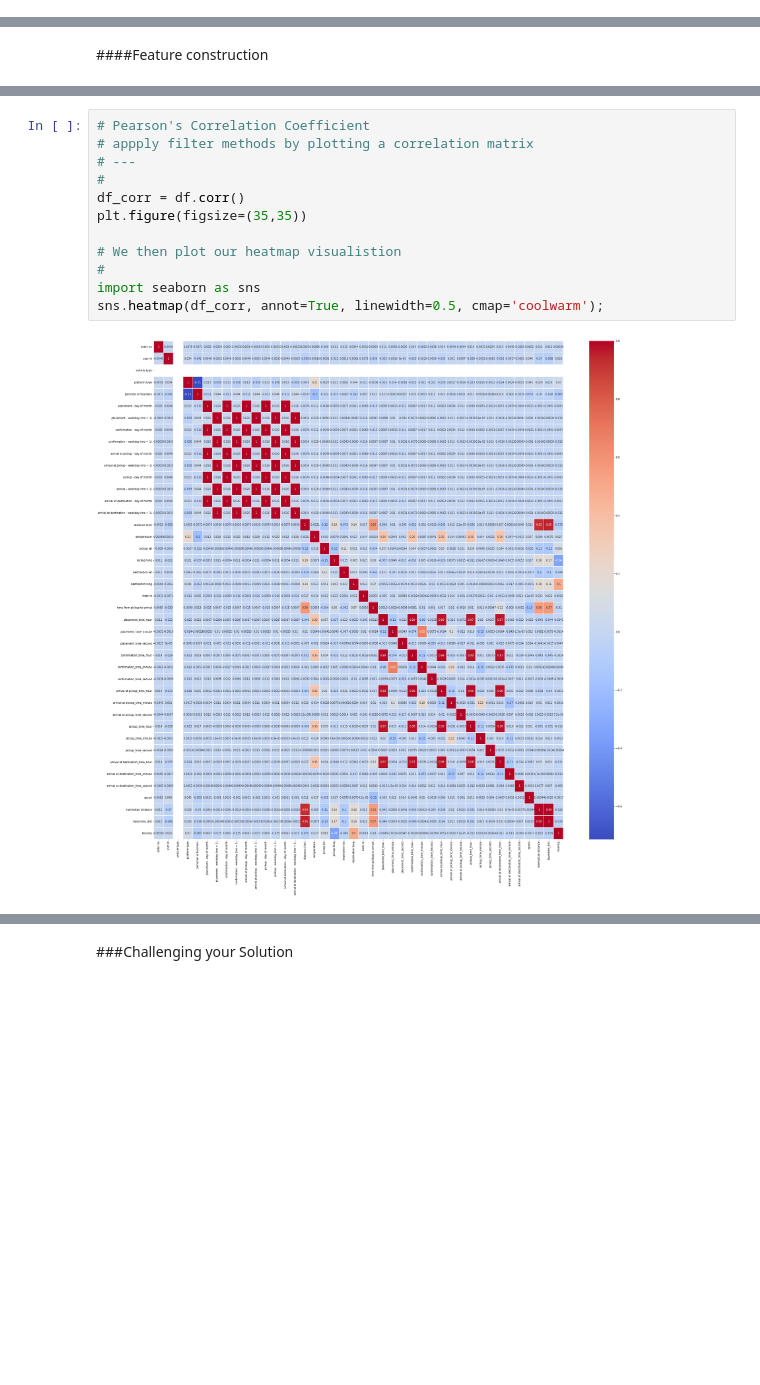
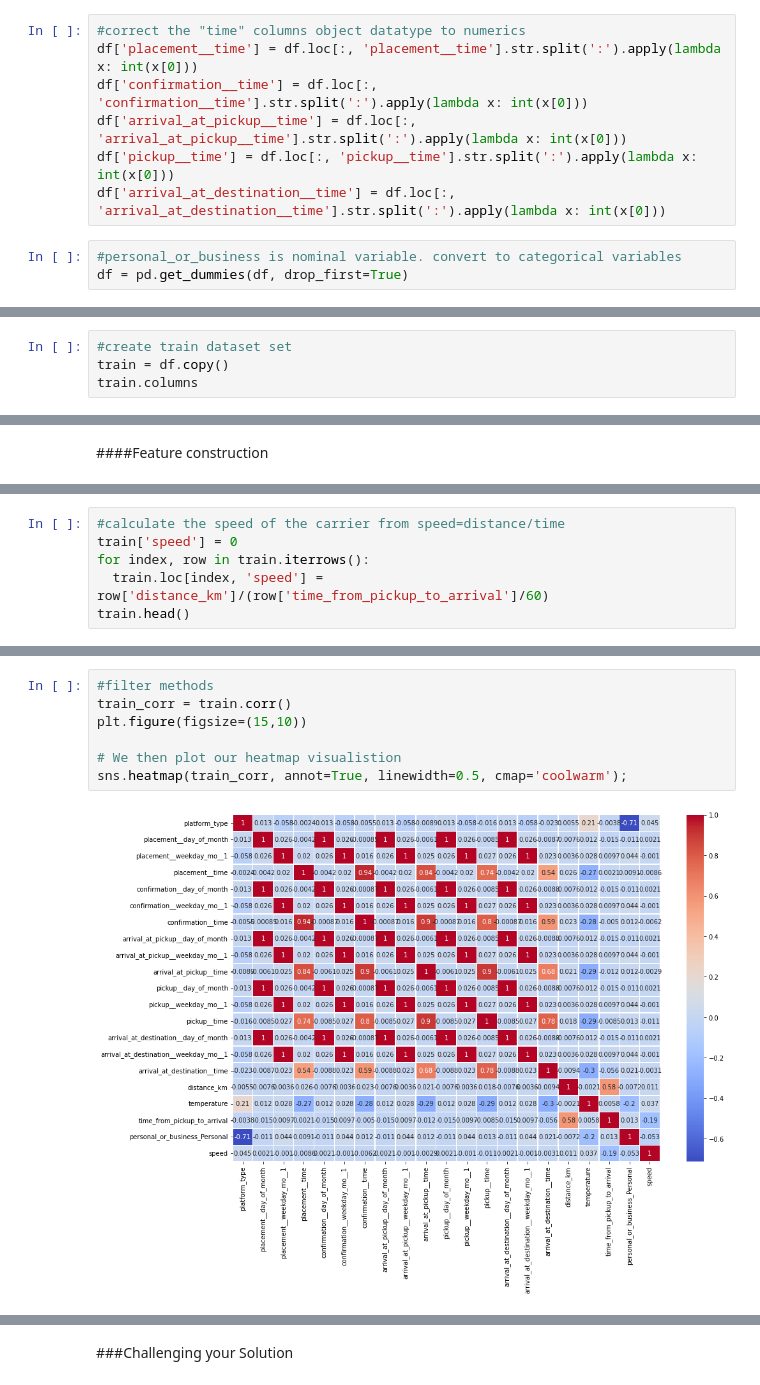
Before and after one commit to Lilwm/Feature-Engineering-with-Python, a Jupyter notebook: Feature_Engineering_with_Python_ipynb_Lillian_Miiri.ipynb, the cells around one changed output, grey strips where cells are left out. Drawn from its saved outputs; the diff is of its cells as text; blank space fills up the shorter version.

```diff
--- a/Feature_Engineering_with_Python_ipynb_Lillian_Miiri.ipynb
+++ b/Feature_Engineering_with_Python_ipynb_Lillian_Miiri.ipynb
@@ -335,0 +211,10 @@ df.head()
+# %%
+#correct the "time" columns object datatype to numerics
+df['placement__time'] = df.loc[:, 'placement__time'].str.split(':').apply(lambda x: int(x[0]))
+df['confirmation__time'] = df.loc[:, 'confirmation__time'].str.split(':').apply(lambda x: int(x[0]))
+df['arrival_at_pickup__time'] = df.loc[:, 'arrival_at_pickup__time'].str.split(':').apply(lambda x: int(x[0]))
+df['pickup__time'] = df.loc[:, 'pickup__time'].str.split(':').apply(lambda x: int(x[0]))
+df['arrival_at_destination__time'] = df.loc[:, 'arrival_at_destination__time'].str.split(':').apply(lambda x: int(x[0]))
+# %%
+#personal_or_business is nominal variable. convert to categorical variables
+df = pd.get_dummies(df, drop_first=True)
@@ -335,0 +237,4 @@ df.head()
+# %%
+#create train dataset set
+train = df.copy()
+train.columns
@@ -431,0 +331,6 @@ Decision Tree RMSE: 100.38431715151265
+# %%
+#calculate the speed of the carrier from speed=distance/time
+train['speed'] = 0
+for index, row in train.iterrows():
+  train.loc[index, 'speed'] = row['distance_km']/(row['time_from_pickup_to_arrival']/60)
+train.head()
@@ -434,14 +349,9 @@ Decision Tree RMSE: 100.38431715151265
 # %%
-# Pearson's Correlation Coefficient
-# appply filter methods by plotting a correlation matrix
-# ---
-#
-df_corr = df.corr()
-plt.figure(figsize=(35,35))
+#filter methods
+train_corr = train.corr()
+plt.figure(figsize=(15,10))
 
 # We then plot our heatmap visualistion
-#
-import seaborn as sns
-sns.heatmap(df_corr, annot=True, linewidth=0.5, cmap='coolwarm');
+sns.heatmap(train_corr, annot=True, linewidth=0.5, cmap='coolwarm');
 # %% [output]
-[figure, old version]
+[figure, new version]
```
Also changed, not shown: parts of 58 cells of this notebook.
